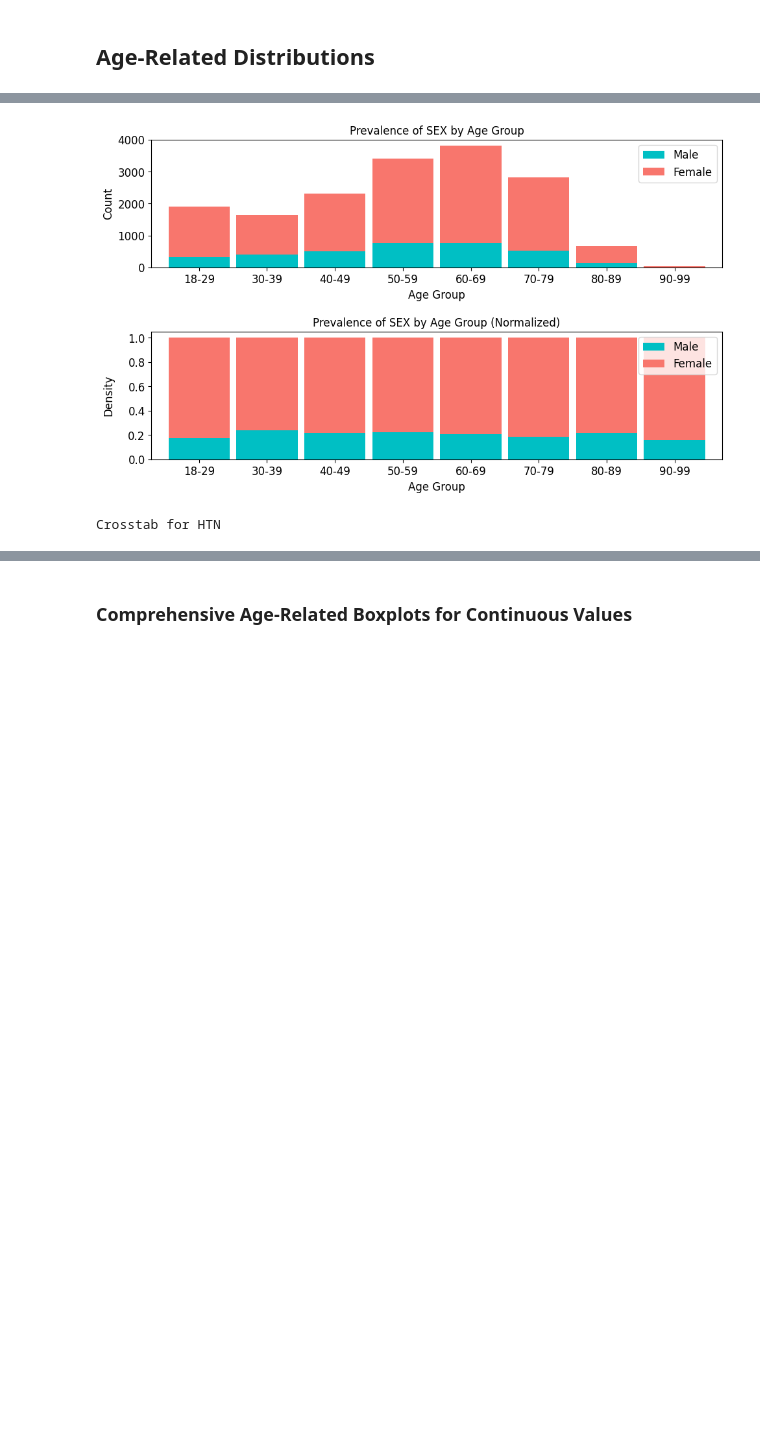
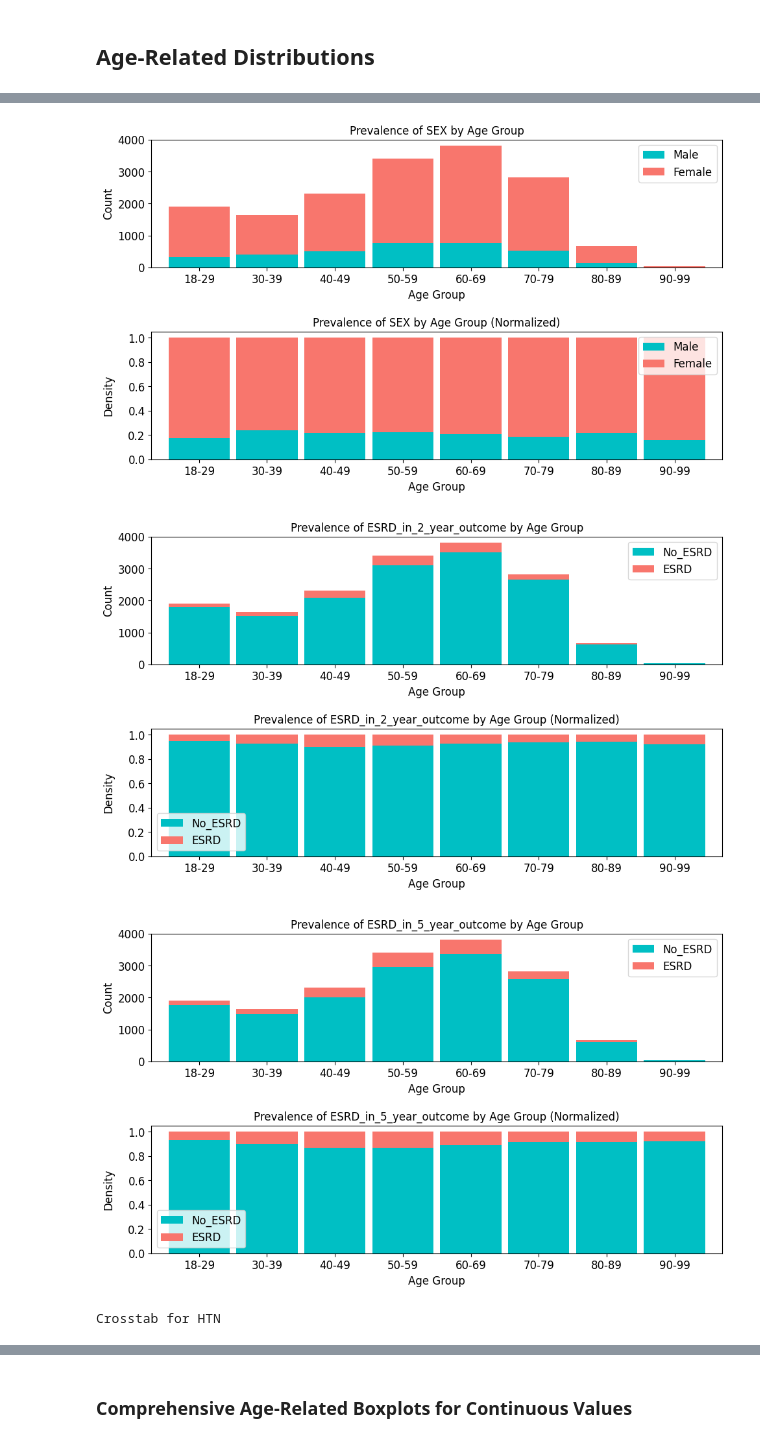
Before and after one commit to lshpaner/seoul_kfre, a Jupyter notebook: notebooks/data_exp_prep.ipynb, the cells around one changed output, grey strips where cells are left out. Cells and saved outputs as stored; diff of their text form; code cells hidden in the pictures; blank space fills up the shorter version.

```diff
--- a/notebooks/data_exp_prep.ipynb
+++ b/notebooks/data_exp_prep.ipynb
@@ -269,42 +346,69 @@ contingency_table(df_eda, "Age_Group", "ESRD", "Group")
 # %%
-func_col_used = ["HTN", "DM", "SEX"]  # List to store the columns used
+# List to store the columns used
+func_col_used = [
+    "HTN",
+    "DM",
+    "SEX",
+    "ESRD_in_2_year_outcome",
+    "ESRD_in_5_year_outcome",
+]
+
+
 # Define the func_col to use in the loop
-func_col = ["HTN", "DM", "SEX"]
+func_col = [
+    "HTN",
+    "DM",
+    "SEX",
+    "ESRD_in_2_year_outcome",
+    "ESRD_in_5_year_outcome",
+]
+
+
 
 # Define the legend_labels to use in the loop
 legend_labels_list = [
     ["No Hypertension", "Hypertension"],
     ["No Diabetes", "Diabetes"],
     ["Male", "Female"],
+    ["No_ESRD", "ESRD"],
+    ["No_ESRD", "ESRD"],
 ]
 
 # Define titles for the plots
-title = ["Hypertension", "Diabetes", "SEX"]
+title = [
+    "Hypertension",
+    "Diabetes",
+    "SEX",
+    "ESRD_in_2_year_outcome",
+    "ESRD_in_5_year_outcome",
+]
 
 crosstabs_dict = stacked_crosstab_plot(
     x=12,
     y=8,
     p=10,
     df=df_eda,
     col="Age_Group",
     func_col=func_col,
     legend_labels_list=legend_labels_list,
     title=title,
     file_prefix="Stacked_Bar",  # Prefix for the filename
     kind="bar",
     width=0.9,
     rot=0,
     image_path_png=image_path_png,
     image_path_svg=image_path_svg,
     save_formats=["png", "svg"],
     color=["#00BFC4", "#F8766D"],  # Example colors
     output="both",  # Change this to "plots_only", "crosstabs_only", or "both"
     return_dict=True,  # Do not return the dictionary
 )
 # %% [output]
 [figure]
 [figure]
 [figure]
+[figure, added]
+[figure, added]
 Crosstab for HTN
 | HTN | No Hypertension | Hypertension | Total | No Hypertension_% | Hypertension_% |
 | Age_Group |  |  |  |  |  |
```
Also changed, not shown: parts of 12 cells of this notebook, 40 other files.
